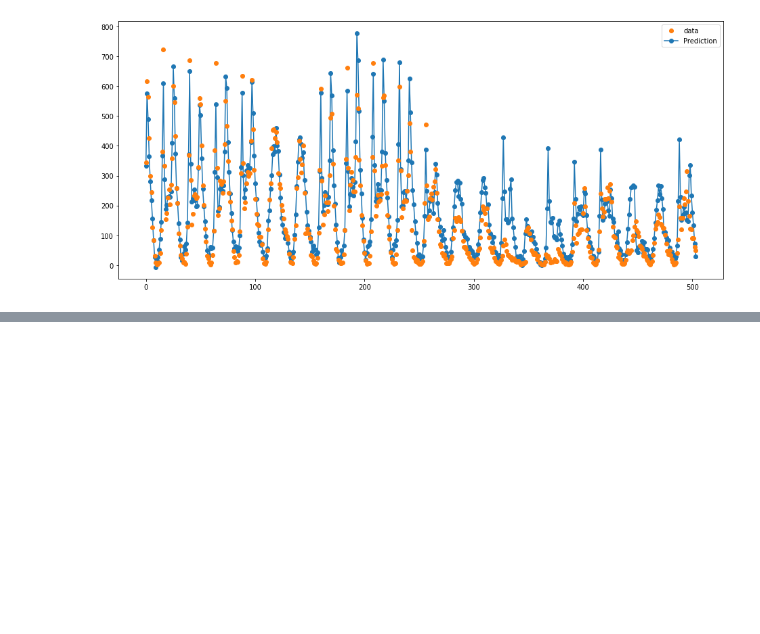
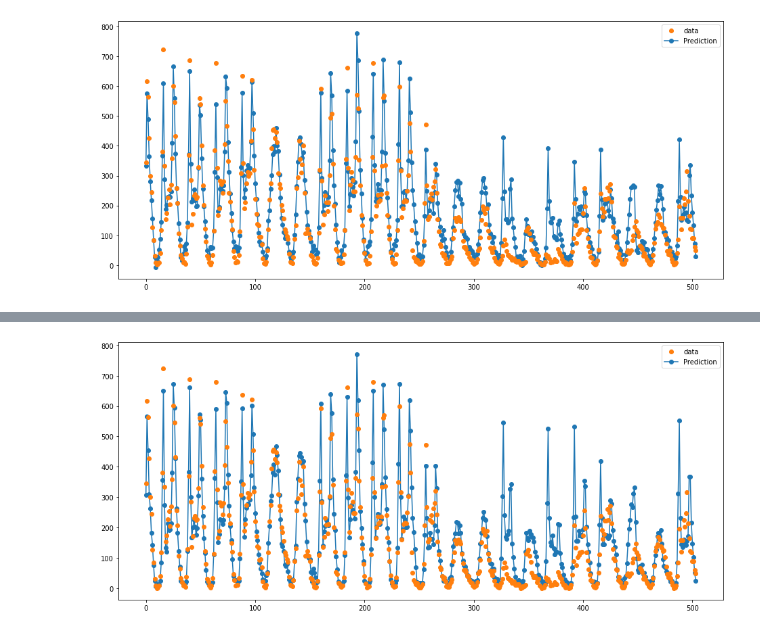
Before and after one commit to baliuzeger/kiong-e-PyTorch, a Jupyter notebook: capital_bike_share/ch3-predictor-practical.ipynb, the cells around one changed output, grey strips where cells are left out. Saved outputs shown, nothing was run; the diff lists cells and outputs as text; code cells hidden in the pictures; blank space fills up the shorter version.

```diff
--- a/capital_bike_share/ch3-predictor-practical.ipynb
+++ b/capital_bike_share/ch3-predictor-practical.ipynb
@@ -551,0 +601,2 @@ torch.save(md0.state_dict(), 'md0_m6_wts.pth')
+# %%
+pred_test_3 = test_loop(md0, test_x, test_y, loss_fn)
@@ -551,0 +605,11 @@ torch.save(md0.state_dict(), 'md0_m6_wts.pth')
+# %%
+pred_data_test_3 = pred_test_3.numpy() * feature_statistics['cnt'][1] + feature_statistics['cnt'][0]
+# %%
+plt.figure(figsize = (16, 7))
+#x_data = df_inp_test.reset_index()['index']
+pred_plot, = plt.plot(pred_data_test_3, 'o-')
+cnt_plot, = plt.plot(tgt_data_test, 'o')
+plt.legend([cnt_plot, pred_plot],['data', 'Prediction'])
+plt.show()
+# %% [output]
+[figure, added]
```
Also changed, not shown: parts of 10 cells of this notebook, 1 other file.
